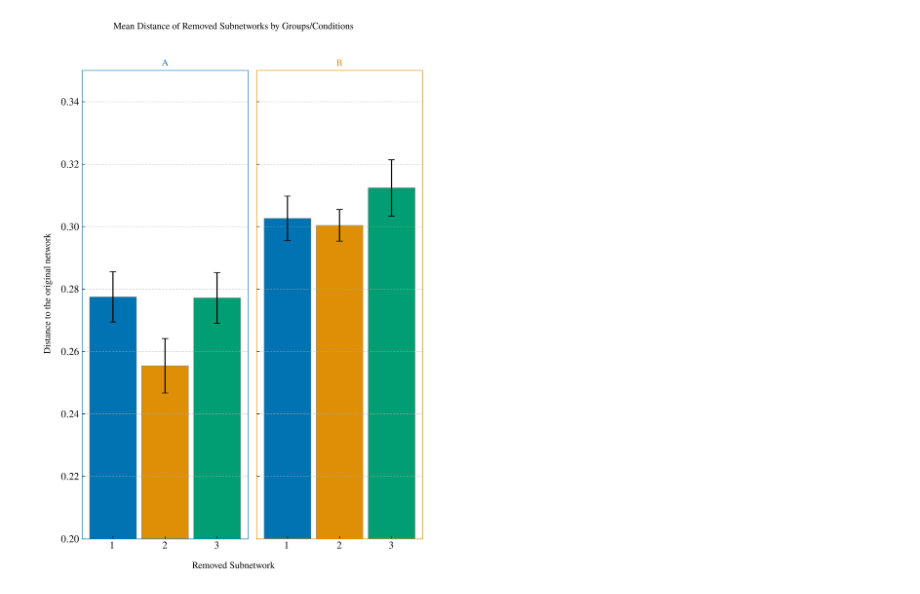
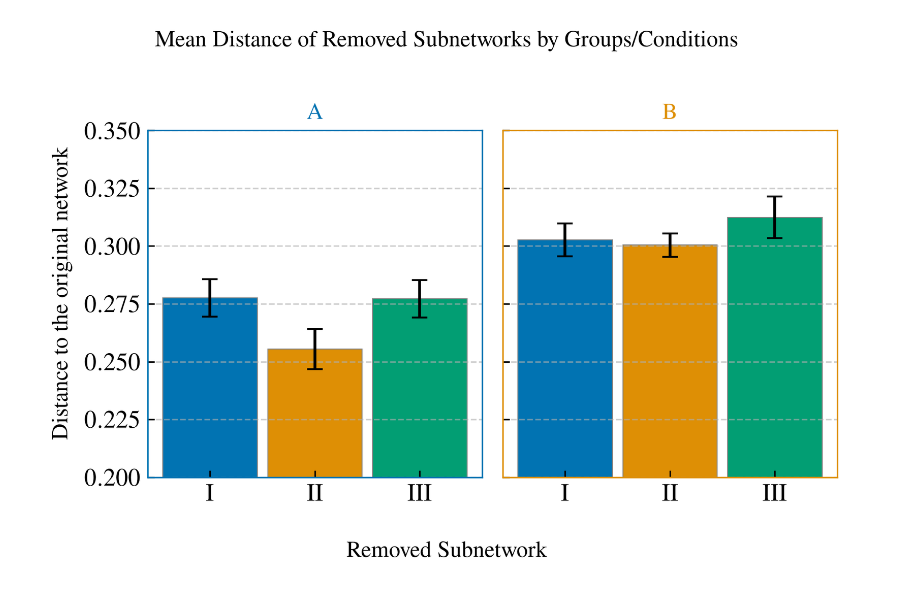
Before and after one commit to MohiMozaffari/NeuroPHorm, a Jupyter notebook: examples/plot_node_removal.ipynb, the cells around one changed output. Saved outputs shown, nothing was run; the diff lists cells and outputs as text; code cells hidden in the pictures.

```diff
--- a/examples/plot_node_removal.ipynb
+++ b/examples/plot_node_removal.ipynb
@@ -8,6 +8,6 @@ import neurophorm as nf
 OUTDIR = Path("examples/node_removal")
 # %%
 np.random.seed(42)
-atlas = np.random.randint(1, 4, size=25)
+atlas = np.array(["I"* i for i in np.random.randint(1, 4, size=25)])
 atlas
 # %% [output]
@@ -21,3 +22,3 @@ mean_df, error_df  = nf.load_removal_data(OUTDIR, atlas)
 # %%
-nf.plot_node_removal(mean_df, error_df, ylim=(0.2,0.35))
+nf.plot_node_removal(mean_df, error_df, ylim=(0.2,0.35), figsize=(6,4))
 # %% [output]
@@ -25 +26 @@ nf.plot_node_removal(mean_df, error_df, ylim=(0.2,0.35))
-[figure, old version]
+[figure, new version]
```
Also changed, not shown: parts of 4 cells of this notebook, 2 other files.
